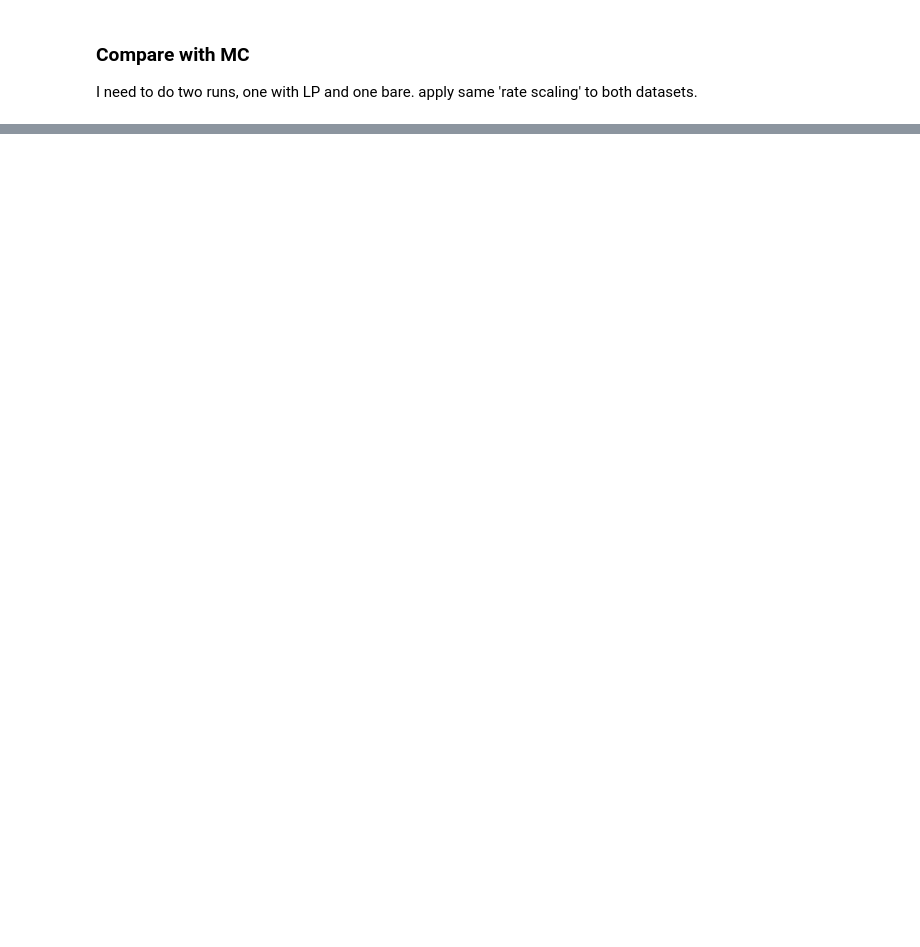
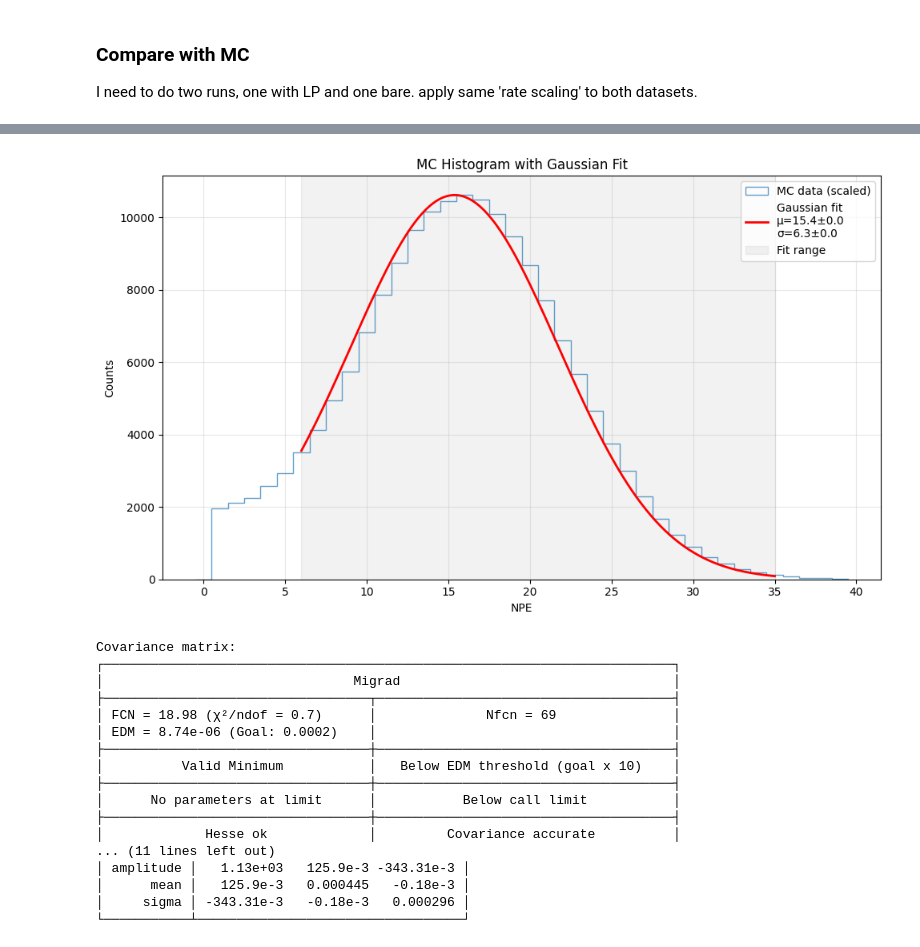
Before and after one commit to austindsc/cf4_analysisPipeline, a Jupyter notebook: comp2/c2_alphas_liq1.ipynb, the cells around one changed output, grey strips where cells are left out. Saved outputs shown, nothing was run; the diff lists cells and outputs as text; code cells hidden in the pictures; blank space fills up the shorter version.

```diff
--- a/comp2/c2_alphas_liq1.ipynb
+++ b/comp2/c2_alphas_liq1.ipynb
@@ -194,0 +333,53 @@ loaded in: /Users/austindestcroix/Desktop/school_holders/projects/sbc/g4_cf4_upd
+# %%
+# Plot the fit result
+fig, ax = plt.subplots(figsize=(10, 6))
+
+# Plot the original histogram
+ax.hist(mc_bin_centers, bins=mcBare_test.mBin_Edges, weights=mc_counts,
+        histtype="step", label="MC data (scaled)", alpha=0.7)
+
+# Generate smooth curve for the fit
+x_smooth = np.linspace(conf.rangeLow, conf.rangeHigh, 200)
+y_fit = gaussian(x_smooth,
+                mc_fit_result.values['amplitude'],
+                mc_fit_result.values['mean'],
+                mc_fit_result.values['sigma'])
+
+# Plot the fit
+ax.plot(x_smooth, y_fit, 'r-', linewidth=2,
+        label=f'Gaussian fit\nμ={mc_fit_result.values["mean"]:.1f}±{mc_fit_result.errors["mean"]:.1f}\nσ={mc_fit_result.values["sigma"]:.1f}±{mc_fit_result.errors["sigma"]:.1f}')
+
+# Plot just the fitted region for clarity
+ax.axvspan(conf.rangeLow, conf.rangeHigh, alpha=0.1, color='gray', label='Fit range')
+
+ax.set_xlabel('NPE')
+ax.set_ylabel('Counts')
+ax.set_title('MC Histogram with Gaussian Fit')
+ax.legend()
+ax.grid(True, alpha=0.3)
+
+plt.tight_layout()
+plt.show()
+
+# Print covariance matrix (uncertainties)
+print("\nCovariance matrix:")
+print(mc_fit_result)
+# %% [output]
+[figure, added]
+Covariance matrix:
+┌─────────────────────────────────────────────────────────────────────────┐
+│                                Migrad                                   │
+├──────────────────────────────────┬──────────────────────────────────────┤
+│ FCN = 18.98 (χ²/ndof = 0.7)      │              Nfcn = 69               │
+│ EDM = 8.74e-06 (Goal: 0.0002)    │                                      │
+├──────────────────────────────────┼──────────────────────────────────────┤
+│          Valid Minimum           │   Below EDM threshold (goal x 10)    │
+├──────────────────────────────────┼──────────────────────────────────────┤
+│      No parameters at limit      │           Below call limit           │
+├──────────────────────────────────┼──────────────────────────────────────┤
+│             Hesse ok             │         Covariance accurate          │
+... (11 lines left out)
+│ amplitude │   1.13e+03   125.9e-3 -343.31e-3 │
+│      mean │   125.9e-3   0.000445   -0.18e-3 │
+│     sigma │ -343.31e-3   -0.18e-3   0.000296 │
+└───────────┴──────────────────────────────────┘
```
Also changed, not shown: parts of 14 cells of this notebook, 8 other files.
